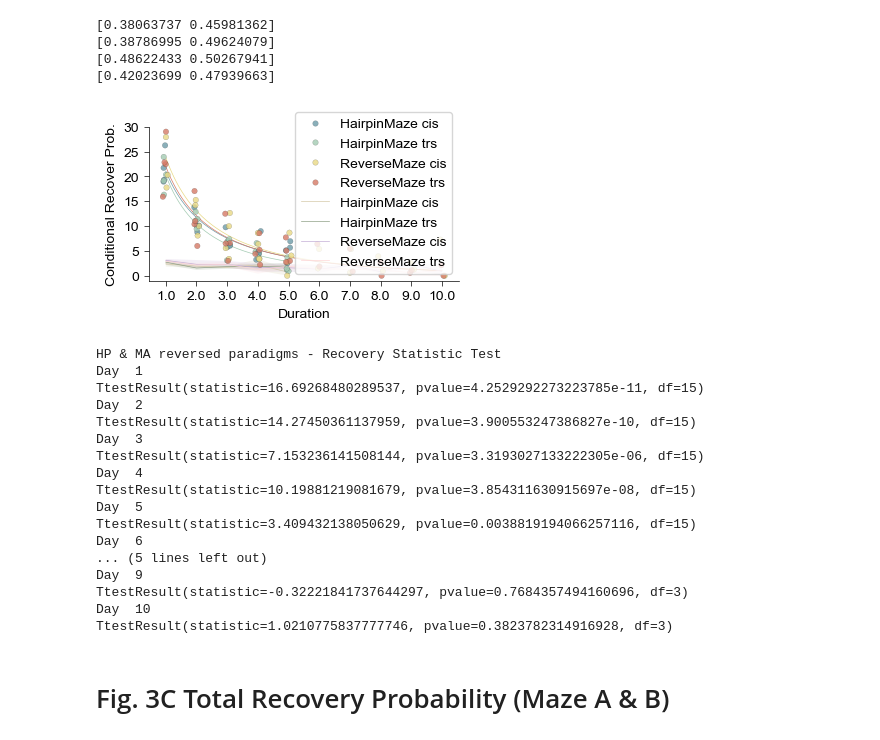
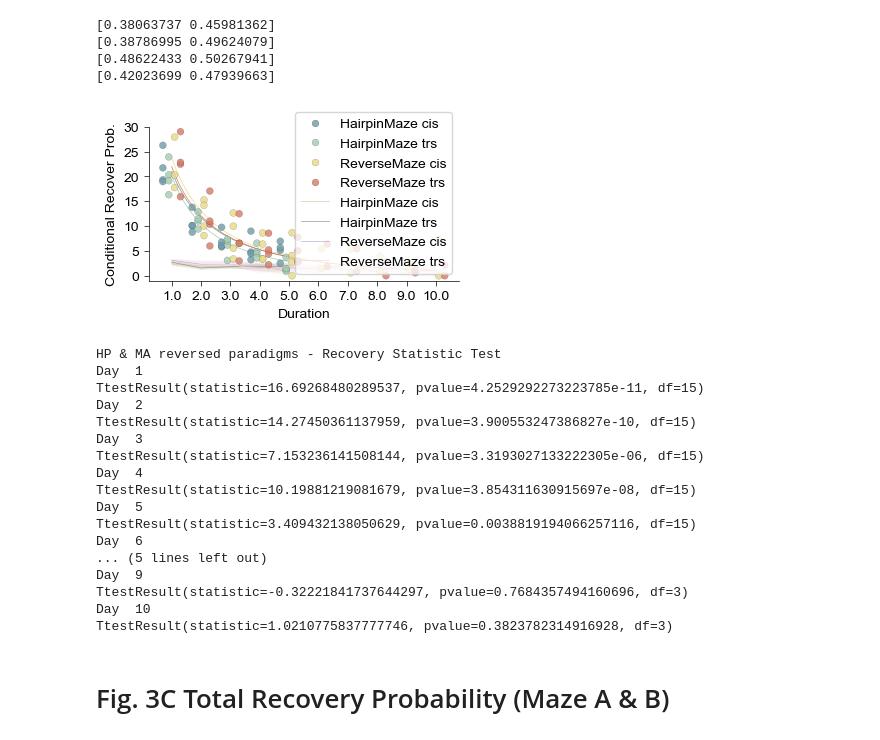
Before and after one commit to YAO-Shuyang/PlotFigures, a Jupyter notebook: Field Analysis/Fig0313 - RM - Retention & Recovery Probability.ipynb, the cells around one changed output. Cells and saved outputs as stored; diff of their text form; code cells hidden in the pictures.

```diff
--- a/Field Analysis/Fig0313 - RM - Retention & Recovery Probability.ipynb
+++ b/Field Analysis/Fig0313 - RM - Retention & Recovery Probability.ipynb
@@ -261,10 +288,30 @@ plt.savefig(join(loc, 'Conditional recover prob.png'), dpi = 600)
 plt.savefig(join(loc, 'Conditional recover prob.svg'), dpi = 600)
 plt.show()
 
+""""""
 print("Maze A&B Conditional Recovery Prob. -----------------------------------------")
-for i in range(1, 25):
-    print("Day ",i)
+for i in range(1, 23):
+    print("Day ",i, end=' ')
     print(ttest_rel(SubData['Conditional Recover Prob.'][SubData['Duration'] == i],
                     ShufData['Conditional Recover Prob.'][ShufData['Duration'] == i]))
 print()
+
+# Maze A
+idx_m1_s1 = np.where((SubData['Duration'] == 1)&(SubData['Maze Type'] == 'Maze 1'))[0]
+idx_m1_s8 = np.where((SubData['Duration'] == 8)&(SubData['Maze Type'] == 'Maze 1'))[0]
+print(f"Maze A:")
+print(f"  S1: ", end='')
+print_estimator(SubData['Conditional Recover Prob.'][idx_m1_s1])
+print(f"  S8: ", end='')
+print_estimator(SubData['Conditional Recover Prob.'][idx_m1_s8])
+print(f"  Comparison: {ttest_rel(SubData['Conditional Recover Prob.'][idx_m1_s1], SubData['Conditional Recover Prob.'][idx_m1_s8])}")
+
+idx_m2_s1 = np.where((SubData['Duration'] == 1)&(SubData['Maze Type'] == 'Maze 2'))[0]
+idx_m2_s8 = np.where((SubData['Duration'] == 8)&(SubData['Maze Type'] == 'Maze 2'))[0]
+print("Maze B:")
+print(f"  S1: ", end='')
+print_estimator(SubData['Conditional Recover Prob.'][idx_m2_s1])
+print(f"  S8: ", end='')
+print_estimator(SubData['Conditional Recover Prob.'][idx_m2_s8])
+print(f"  Comparison: {ttest_rel(SubData['Conditional Recover Prob.'][idx_m2_s1], SubData['Conditional Recover Prob.'][idx_m2_s8])}")
 # %% [output]
@@ -419,37 +467,38 @@ sns.stripplot(
     hue_order=['HairpinMaze cis', 'HairpinMaze trs', 'ReverseMaze cis', 'ReverseMaze trs'],
     palette = colors,
     edgecolor='black',
-    size=4,
+    size=5,
     linewidth=0.1,
     alpha=0.8,
     ax = ax,
-    jitter=0.1
+    jitter=0.,
+    dodge=True
 )
 sns.lineplot(
     x = ShufData['Duration']-1,
     y = ShufData['Conditional Recover Prob.'],
     hue = ShufData['Paradigm'],
     hue_order=['HairpinMaze cis', 'HairpinMaze trs', 'ReverseMaze cis', 'ReverseMaze trs'],
     palette = chancecolors,
     linewidth = 0.5,
     err_kws={"edgecolor": None},
     ax = ax
 )
 ax.set_ylim(-1, 30)
 ax.set_yticks(np.linspace(0, 30, 7))
 #plt.savefig(join(sfn_loc, '[Hairpin&Reverse] conditional recover prob.svg'))
 plt.savefig(join(loc, '[Hairpin&Reverse] Conditional recover prob.png'), dpi = 600)
 plt.savefig(join(loc, '[Hairpin&Reverse] Conditional recover prob.svg'), dpi = 600)
 plt.show()
 
 print("HP & MA reversed paradigms - Recovery Statistic Test")
 for i in range(1, 11):
     print("Day ",i)
     print(ttest_rel(SubData['Conditional Recover Prob.'][np.where((SubData['Duration'] == i))[0]],
                     ShufData['Conditional Recover Prob.'][np.where((SubData['Duration'] == i))[0]]))
 print()
 # %% [output]
-[figure, old version]
+[figure, new version]
 HP & MA reversed paradigms - Recovery Statistic Test
 Day  1
 TtestResult(statistic=16.69268480289537, pvalue=4.2529292273223785e-11, df=15)
```
Also changed, not shown: parts of 11 cells of this notebook, 27 other files.
